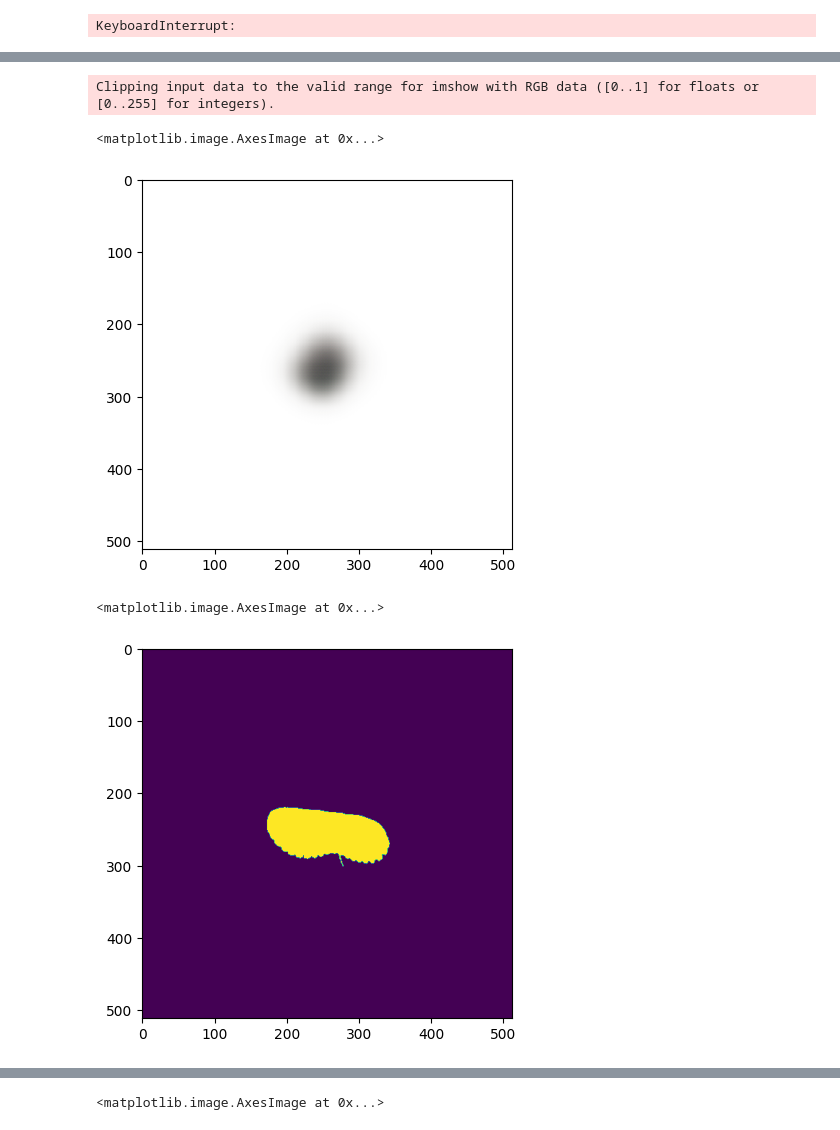
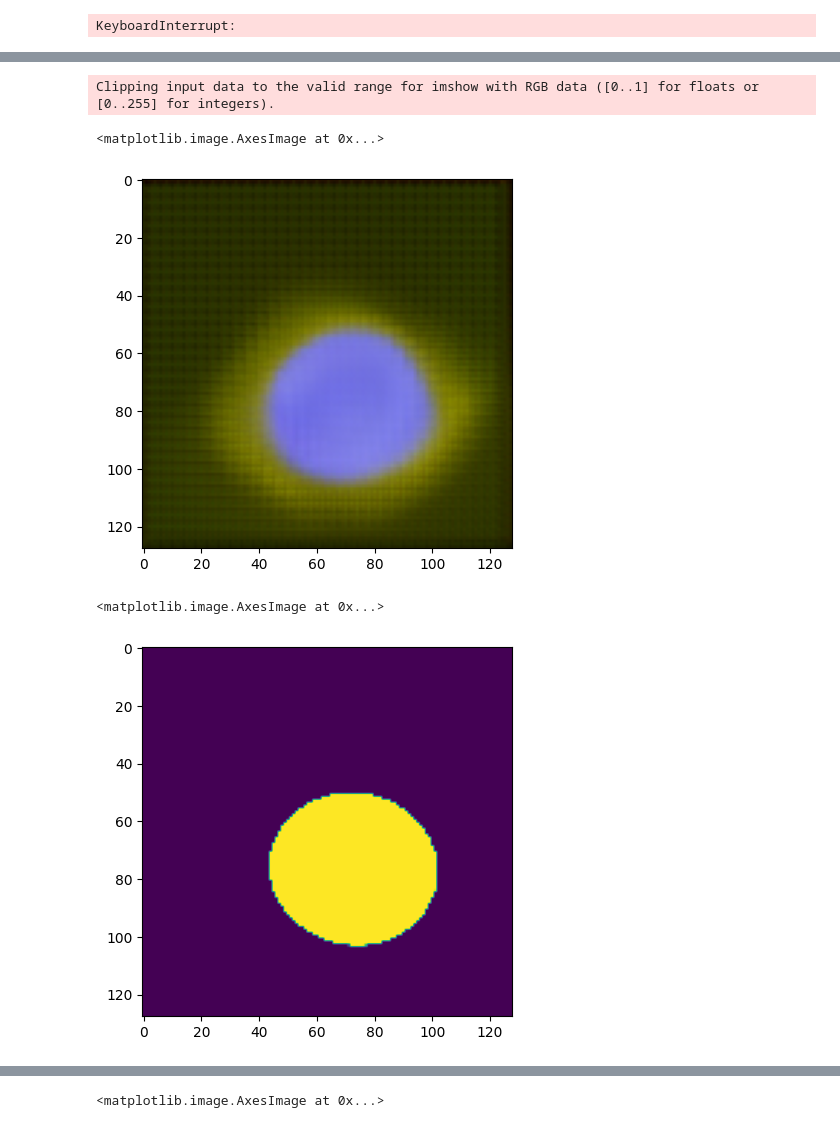
Before and after one commit to rnonc/2Dto3D, a Jupyter notebook: test.ipynb, the cells around one changed output, grey strips where cells are left out. Saved outputs shown, nothing was run; the diff lists cells and outputs as text; code cells hidden in the pictures.

Commit message:
add diffusion model :tada:

```diff
--- a/test.ipynb
+++ b/test.ipynb
@@ -19,6 +19,6 @@ EPOCH = 300
 # %%
 model = models.MultiViewModel().to(device)
-model = torch.load('best.pth').to(device)
+model = torch.load('new_best4.pth').to(device)
 # %%
 loader = torch.utils.data.DataLoader(dataset,
                                     batch_size=BATCH_SIZE, shuffle=True,
@@ -33,13 +33,13 @@ for epoch in range(EPOCH):
     mean = 0
     train_loop = tqdm(loader)
     for i,batch in enumerate(train_loop):
+        l = 0
         X=batch['X'].to(device)
         Y = batch['Y'].to(device)
         relative_M = batch['relative_M'].to(device)
         output = model(X,relative_M)
-        #l = loss(output,batch['Y'].to(device))
-        l = (output[:,:3]-Y[:,:3])**2*Y[:,-1:]
-        l = l.mean() + ((output[:,-1]-Y[:,-1])**2).mean()
+        l += ((output[...,:3,:,:]-Y[...,:3,:,:])**2*Y[...,-1:,:,:]).mean()
+        l += ((output[...,-1,:,:]-Y[...,-1,:,:])**2).mean()
         mean += float(l)
         optimizer.zero_grad()
         l.backward()
@@ -74,5 +87,5 @@ tensor([[ 1.0000e+00,  0.0000e+00,  0.0000e+00,  0.0000e+00],
 # %%
-i = 2
+i = 13
 plt.imshow(X[i].detach().cpu().permute(1,2,0))
 # %% [output]
 <matplotlib.image.AxesImage at 0x...>
@@ -79,0 +93,3 @@ plt.imshow(X[i].detach().cpu().permute(1,2,0))
+# %%
+j =1
+plt.imshow(Y[i,j].detach().cpu().permute(1,2,0))
@@ -80,12 +99,12 @@ plt.imshow(X[i].detach().cpu().permute(1,2,0))
 # %%
-plt.imshow((Y_model[i]).detach().cpu().permute(1,2,0))
+plt.imshow((Y_model[i,j]).detach().cpu().permute(1,2,0))
 # %% [output]
 Clipping input data to the valid range for imshow with RGB data ([0..1] for floats or [0..255] for integers).
 <matplotlib.image.AxesImage at 0x...>
-[figure, old version]
+[figure, new version]
 # %%
-plt.imshow(Y[i].detach().cpu().permute(1,2,0)[...,-1])
+plt.imshow(Y[i,j].detach().cpu().permute(1,2,0)[...,-1])
 # %% [output]
 <matplotlib.image.AxesImage at 0x...>
-[figure, old version]
+[figure, new version]
 # %%
```
Also changed, not shown: parts of 10 cells of this notebook, 7 other files.
